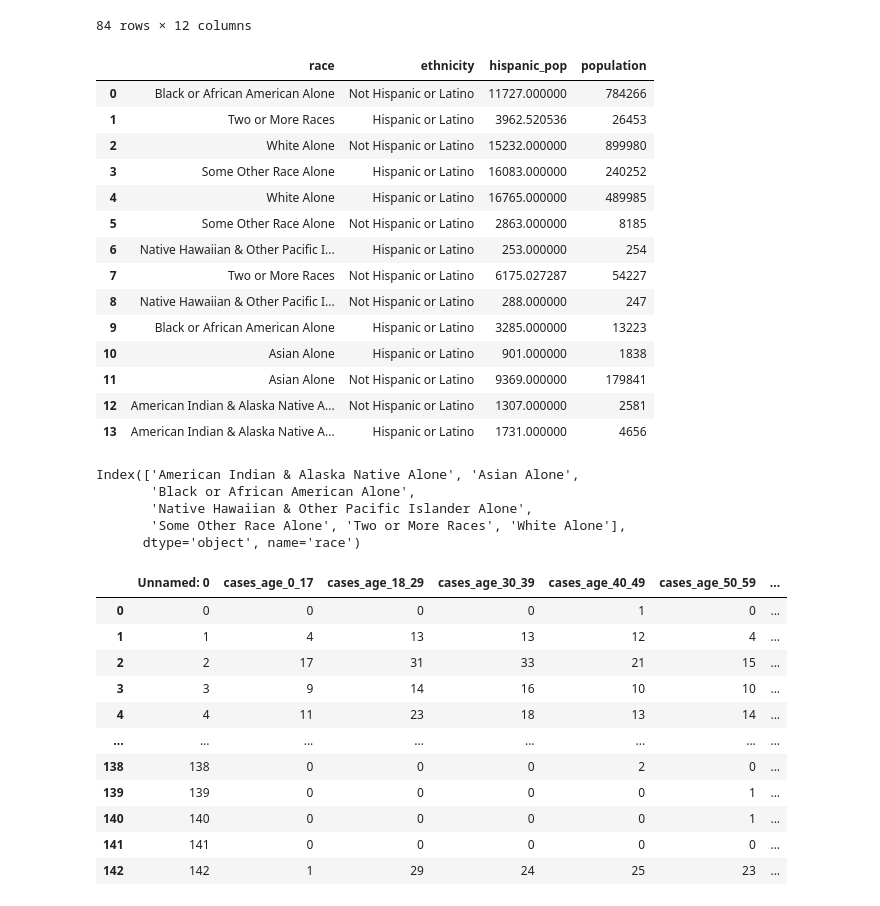
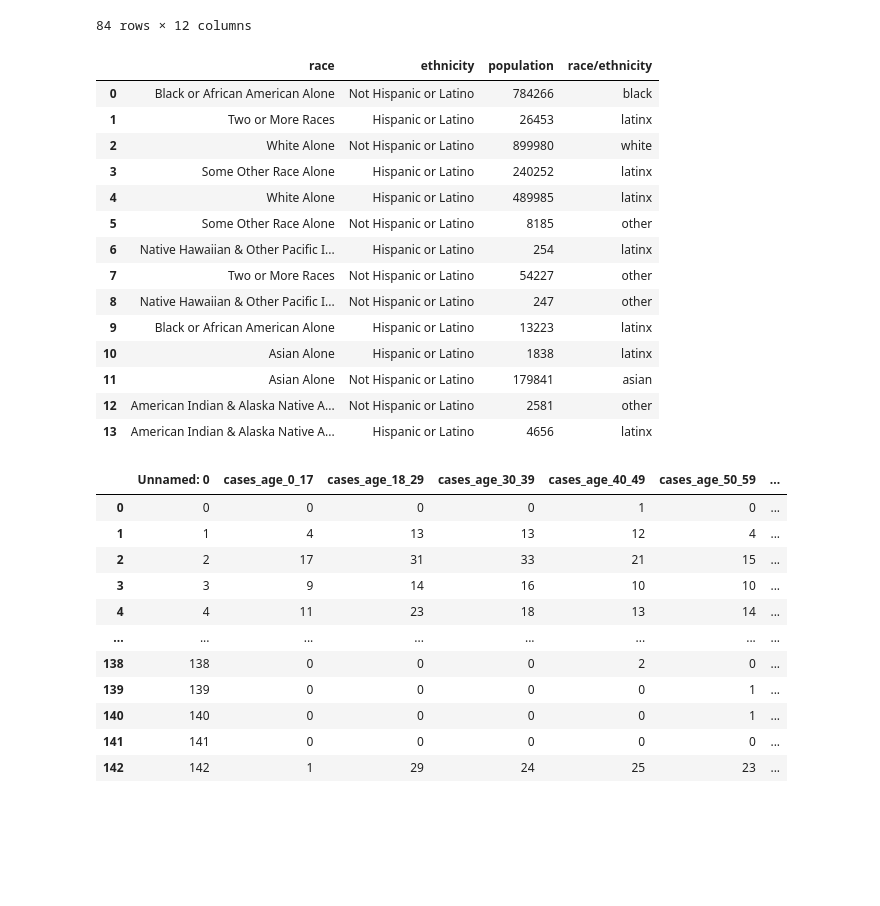
Before and after one commit to brankopoledic/covid-demo, a Jupyter notebook: chicago_demo/chicago_population_demo.ipynb, the cells around one changed output. Saved outputs shown, nothing was run; the diff lists cells and outputs as text; code cells hidden in the pictures; blank space fills up the shorter version.

```diff
--- a/chicago_demo/chicago_population_demo.ipynb
+++ b/chicago_demo/chicago_population_demo.ipynb
@@ -42,23 +44,27 @@ chicago_pop
 | 82 | 1 | Black or African American Alone | 0 | Not Hispanic or Latino | 2013 | 2013 | 10446.000000 | Chicago, IL | 16000US1714000 | ... |
 | 83 | 3 | Asian Alone | 1 | Hispanic or Latino | 2013 | 2013 | 892.000000 | Chicago, IL | 16000US1714000 | ... |
 84 rows × 12 columns
-# %%
-chicago_pop_2018 = chicago_pop.loc[chicago_pop['id_year'] == 2018,["race","ethnicity","hispanic_pop","population"]]
-chicago_pop_2018
-# %% [output]
-|  | race | ethnicity | hispanic_pop | population |
-| 0 | Black or African American Alone | Not Hispanic or Latino | 11727.000000 | 784266 |
-| 1 | Two or More Races | Hispanic or Latino | 3962.520536 | 26453 |
-| 2 | White Alone | Not Hispanic or Latino | 15232.000000 | 899980 |
-| 3 | Some Other Race Alone | Hispanic or Latino | 16083.000000 | 240252 |
-| 4 | White Alone | Hispanic or Latino | 16765.000000 | 489985 |
-| 5 | Some Other Race Alone | Not Hispanic or Latino | 2863.000000 | 8185 |
-| 6 | Native Hawaiian & Other Pacific I... | Hispanic or Latino | 253.000000 | 254 |
-| 7 | Two or More Races | Not Hispanic or Latino | 6175.027287 | 54227 |
-| 8 | Native Hawaiian & Other Pacific I... | Not Hispanic or Latino | 288.000000 | 247 |
-| 9 | Black or African American Alone | Hispanic or Latino | 3285.000000 | 13223 |
-| 10 | Asian Alone | Hispanic or Latino | 901.000000 | 1838 |
-| 11 | Asian Alone | Not Hispanic or Latino | 9369.000000 | 179841 |
-| 12 | American Indian & Alaska Native A... | Not Hispanic or Latino | 1307.000000 | 2581 |
-| 13 | American Indian & Alaska Native A... | Hispanic or Latino | 1731.000000 | 4656 |
+# %%
+# create dataframe that only selects relevant columns (race/ethnicity & population) in most recent year (2018)
+#add row for race/ethnicity that matches the COVID-19 race/ethnicity tracker datset
+
+chicago_pop_2018 = chicago_pop.loc[chicago_pop['id_year'] == 2018,["race","ethnicity","population"]]
+chicago_pop_2018 ["race/ethnicity"] = ["black","latinx","white","latinx","latinx","other","latinx","other","other","latinx","latinx","asian","other","latinx"]
+chicago_pop_2018
+# %% [output]
+|  | race | ethnicity | population | race/ethnicity |
+| 0 | Black or African American Alone | Not Hispanic or Latino | 784266 | black |
+| 1 | Two or More Races | Hispanic or Latino | 26453 | latinx |
+| 2 | White Alone | Not Hispanic or Latino | 899980 | white |
+| 3 | Some Other Race Alone | Hispanic or Latino | 240252 | latinx |
+| 4 | White Alone | Hispanic or Latino | 489985 | latinx |
+| 5 | Some Other Race Alone | Not Hispanic or Latino | 8185 | other |
+| 6 | Native Hawaiian & Other Pacific I... | Hispanic or Latino | 254 | latinx |
+| 7 | Two or More Races | Not Hispanic or Latino | 54227 | other |
+| 8 | Native Hawaiian & Other Pacific I... | Not Hispanic or Latino | 247 | other |
+| 9 | Black or African American Alone | Hispanic or Latino | 13223 | latinx |
+| 10 | Asian Alone | Hispanic or Latino | 1838 | latinx |
+| 11 | Asian Alone | Not Hispanic or Latino | 179841 | asian |
+| 12 | American Indian & Alaska Native A... | Not Hispanic or Latino | 2581 | other |
+| 13 | American Indian & Alaska Native A... | Hispanic or Latino | 4656 | latinx |
 # %%
@@ -67,8 +74,0 @@ race_count = pd.DataFrame(chicago_race['population'].sum())
-# %%
-race_count.index
-# %% [output]
-Index(['American Indian & Alaska Native Alone', 'Asian Alone',
-       'Black or African American Alone',
-       'Native Hawaiian & Other Pacific Islander Alone',
-       'Some Other Race Alone', 'Two or More Races', 'White Alone'],
-      dtype='object', name='race')
```
Also changed, not shown: parts of 15 cells of this notebook, 4 other files.
